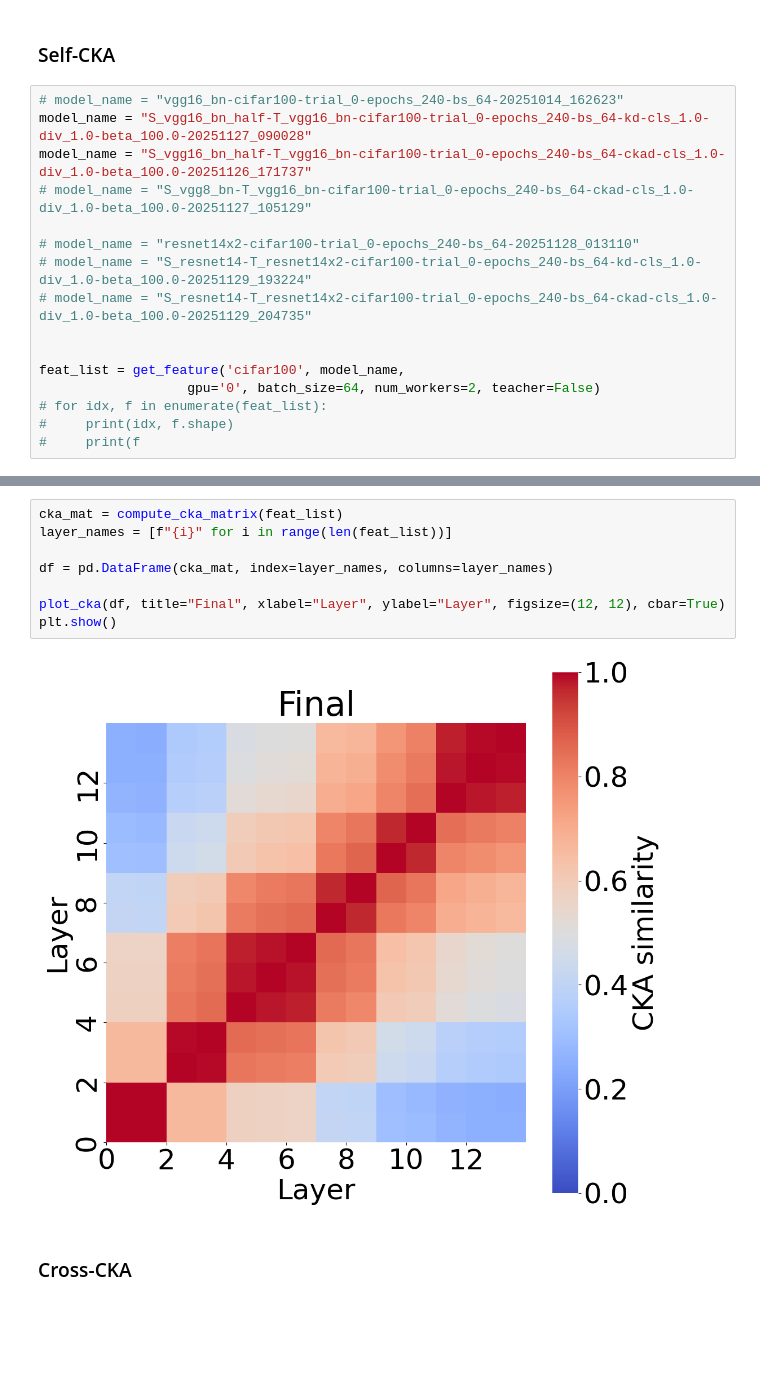
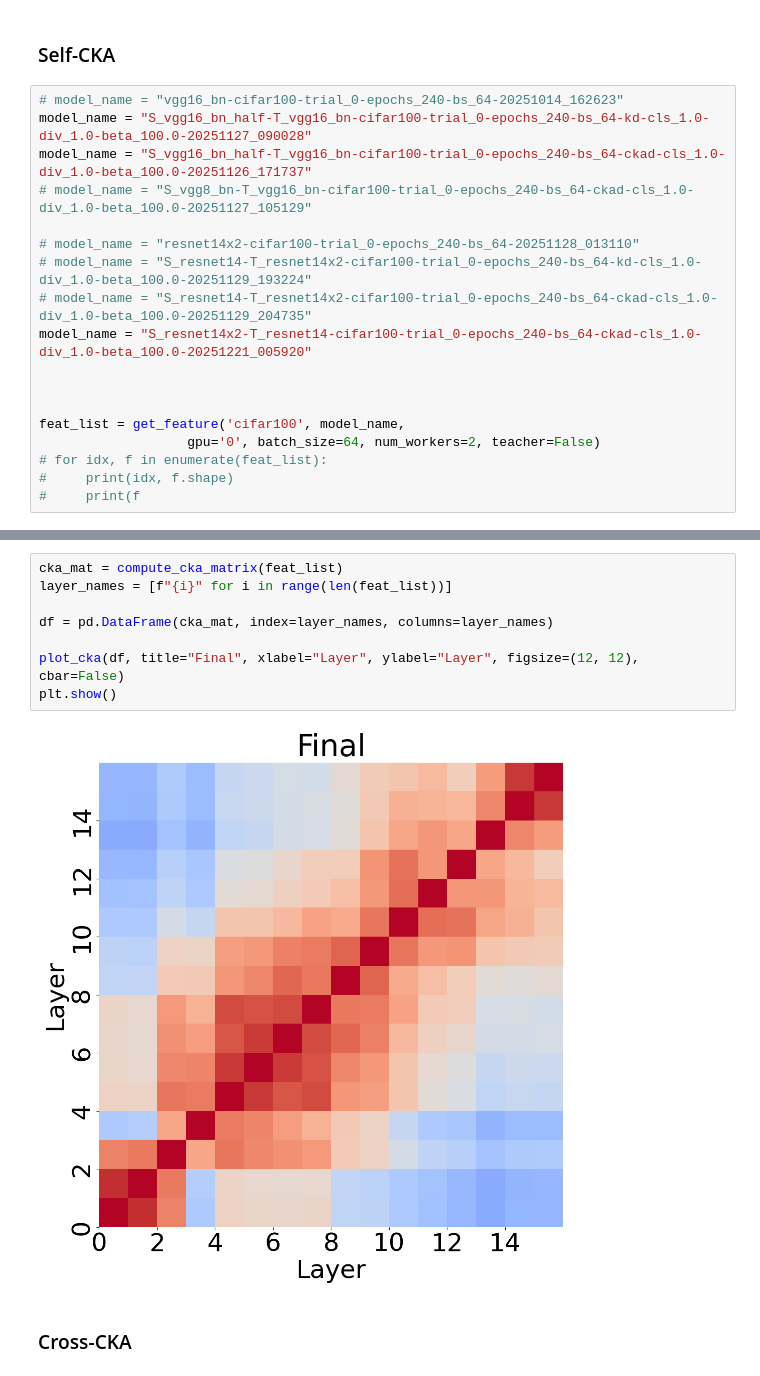
Before and after one commit to Komatsunabok/strkd0928, a Jupyter notebook: visualize/viz_ckaMtrics.ipynb, the cells around one changed output, grey strips where cells are left out. Saved outputs shown, nothing was run; the diff lists cells and outputs as text; blank space fills up the shorter version.

```diff
--- a/visualize/viz_ckaMtrics.ipynb
+++ b/visualize/viz_ckaMtrics.ipynb
@@ -576,6 +545,8 @@ model_name = "S_vgg16_bn_half-T_vgg16_bn-cifar100-trial_0-epochs_240-bs_64-ckad-
 # model_name = "resnet14x2-cifar100-trial_0-epochs_240-bs_64-20251128_013110"
 # model_name = "S_resnet14-T_resnet14x2-cifar100-trial_0-epochs_240-bs_64-kd-cls_1.0-div_1.0-beta_100.0-20251129_193224"
 # model_name = "S_resnet14-T_resnet14x2-cifar100-trial_0-epochs_240-bs_64-ckad-cls_1.0-div_1.0-beta_100.0-20251129_204735"
+model_name = "S_resnet14x2-T_resnet14-cifar100-trial_0-epochs_240-bs_64-ckad-cls_1.0-div_1.0-beta_100.0-20251221_005920"
+
 
 
 feat_list = get_feature('cifar100', model_name,
@@ -604,13 +575,13 @@ Number of layers used for CKA: 14
 # %%
 cka_mat = compute_cka_matrix(feat_list)
 layer_names = [f"{i}" for i in range(len(feat_list))]
 
 df = pd.DataFrame(cka_mat, index=layer_names, columns=layer_names)
 
-plot_cka(df, title="Final", xlabel="Layer", ylabel="Layer", figsize=(12, 12), cbar=True)
+plot_cka(df, title="Final", xlabel="Layer", ylabel="Layer", figsize=(12, 12), cbar=False)
 plt.show()
 # %% [output]
-[figure, old version]
+[figure, new version]
 # %% [markdown]
 ### Cross-CKA
 # %%
```
Also changed, not shown: parts of 4 cells of this notebook, 5 other files.
